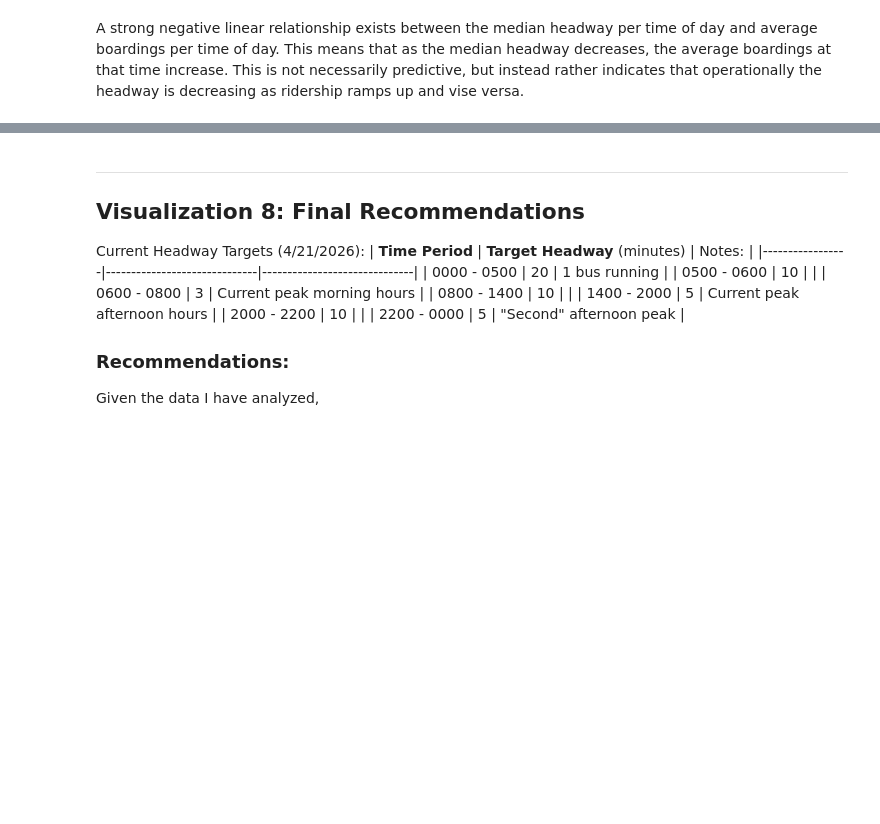
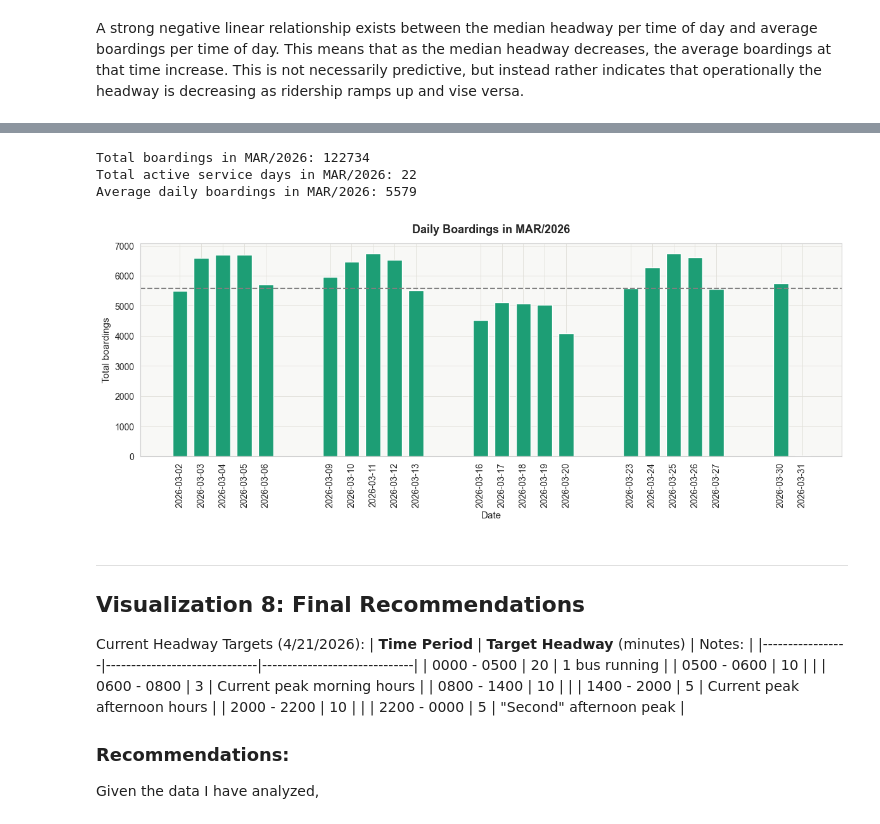
Before and after one commit to morgan1461/WMC-dashboard, a Jupyter notebook: analysis_notebooks/monthly_visualizations.ipynb, the cells around one changed output, grey strips where cells are left out. Cells and saved outputs as stored; diff of their text form; code cells hidden in the pictures; blank space fills up the shorter version.

Commit message:
Add daily boardings metric to monthly visualizations and plot

```diff
--- a/analysis_notebooks/monthly_visualizations.ipynb
+++ b/analysis_notebooks/monthly_visualizations.ipynb
@@ -1869,3 +1877,43 @@ A strong negative linear relationship exists between the median headway per time
+# %%
+# total boardings, total active days, average daily boardings in month/year
+total_boardings = int(mc_df['boardings'].sum())
+
+total_service_days = mc_df["date"].dt.date.nunique()
+
+average_daily_boardings = total_boardings / total_service_days
+
+print(f"Total boardings in {MONTH}/{YEAR}: {total_boardings}")
+print(f"Total active service days in {MONTH}/{YEAR}: {total_service_days}")
+print(f"Average daily boardings in {MONTH}/{YEAR}: {average_daily_boardings:.0f}")
+# %% [output]
+Total boardings in MAR/2026: 122734
+Total active service days in MAR/2026: 22
+Average daily boardings in MAR/2026: 5579
+# %%
+# plot the daily boardings for each day in the month to see variation in day to day
+daily_boardings = (
+    mc_df.groupby('date')['boardings']
+    .sum()
+    .reset_index()
+)
+
+fig, ax = plt.subplots(figsize=(12, 5))
+ax.bar(daily_boardings['date'], daily_boardings['boardings'], color=TEAL, width=0.7)
+ax.set_xlabel('Date')
+ax.set_ylabel('Total boardings')
+ax.set_title(f'Daily Boardings in {MONTH}/{YEAR}', pad=12)
+ax.xaxis.set_major_locator(plt.MaxNLocator(nbins=10))
+
+ax.axhline(average_daily_boardings, linestyle='--', linewidth=1.5, color='grey', label='Average Daily Boardings')
+
+ax.set_xticks(daily_boardings['date'])
+ax.set_xticklabels(daily_boardings['date'].dt.strftime('%Y-%m-%d'))
+plt.xticks(rotation=90)
+plt.tight_layout()
+# plt.savefig(f'1_daily_boardings_{MONTH}_{YEAR}.png', dpi=150, bbox_inches='tight')
+plt.show()
+# %% [output]
+[figure, added]
 # %% [markdown]
 
 ---
```
Also changed, not shown: parts of 1 cell of this notebook, 2 other files.
